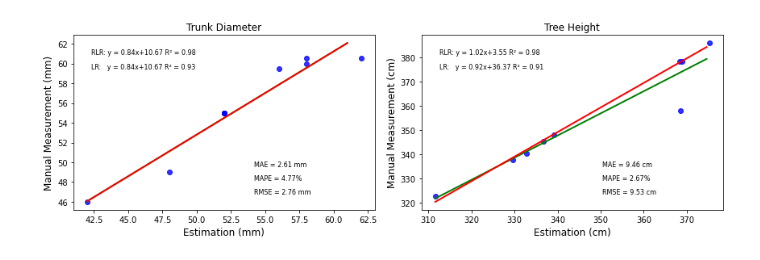
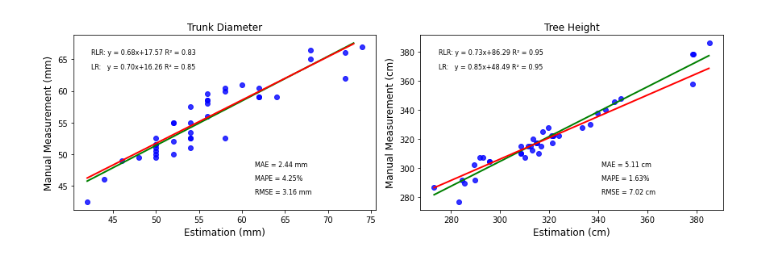
Before and after one commit to suptimq/AppleQSM, a Jupyter notebook: code/notebook/plot_tree_corr.ipynb, the cells around one changed output. Drawn from its saved outputs; the diff is of its cells as text; code cells hidden in the pictures.

```diff
--- a/code/notebook/plot_tree_corr.ipynb
+++ b/code/notebook/plot_tree_corr.ipynb
@@ -18,9 +18,9 @@ from pathlib import Path
 
 from utility import mean_absolute_percentage_error, simple_regplot, plot_linear_fit, plot_best_ransac_fit, evaluation
 # %%
-excel_filename = 'tree_trait_1.xlsx'
-exp_id =  'multiplier_by_3_cpc_sphere_radius_002'
-data_folder = Path(r'D:\Code\Apple_Crop_Potential_Prediction\data\characterization')
+excel_filename = 'all_tree_trait.xlsx'
+exp_id =  '.'
+data_folder = Path(r'D:\Code\Apple_Crop_Potential_Prediction\data')
 save_folder = data_folder / exp_id
 characterization_filepath = data_folder / exp_id / excel_filename
 save_folder.mkdir(exist_ok=True)
@@ -44,5 +51,5 @@ measurement_df
 # %%
-measurement_df['Tree Height Comp'] = measurement_df['Tree Height'] * 1e2 + 50
+measurement_df['Tree Height Comp'] = measurement_df['Tree Height'] * 1e2 + 60
 measurement_df['Trunk Diameter'] = measurement_df['Trunk Radius'] * 1e3 * 2
 measurement_df
 # %% [output]
@@ -71,36 +85,36 @@ ransac_lr_x, ransac_lr_y, rlr_coef, rlr_intercept, rlr_score = metrics['RLR']
 sns.regplot(x=x_axis, y=y_axis, data=measurement_df, ci=None, fit_reg=False, robust=False, scatter_kws={"color": "blue"}, line_kws={"color": "red"}, ax=ax)
 ax.plot(lr_x, lr_y, color="green", linewidth=2, label="Linear regressor")
 ax.plot(ransac_lr_x, ransac_lr_y, color="red", linewidth=2, label="RANSAC regressor")
-ax.text(0.06, 0.9, f'RLR: y = {rlr_coef[0][0]:.2f}x+{rlr_intercept[0]:.2f} R\u00b2 = 0.98', **text_in_figure_para, transform=ax.transAxes)
+ax.text(0.06, 0.9, f'RLR: y = {rlr_coef[0][0]:.2f}x+{rlr_intercept[0]:.2f} R\u00b2 = 0.83', **text_in_figure_para, transform=ax.transAxes)
 ax.text(0.06, 0.82, f'LR:   y = {lr_coef[0][0]:.2f}x+{lr_intercept[0]:.2f} R\u00b2 = {lr_score:.2f}', **text_in_figure_para, transform=ax.transAxes)
 ax.text(0.6, 0.26, f"MAE = {metrics['MAE']} mm", **text_in_figure_para, transform=ax.transAxes)
 ax.text(0.6, 0.18, f"MAPE = {metrics['MAPE']}%", **text_in_figure_para, transform=ax.transAxes)
 ax.text(0.6, 0.1, f"RMSE = {metrics['RMSE']} mm", **text_in_figure_para, transform=ax.transAxes)
 ax.set_title('Trunk Diameter', **text_in_title_para)
 ax.set_xlabel('Estimation (mm)', **text_in_title_para)
 ax.set_ylabel('Manual Measurement (mm)', **text_in_title_para)
 
 ax = axes[1]
 x_axis = 'Tree Height Comp' # 'Manual_Vertical_Crotch_Angle-Degree'
 y_axis = 'Manual Tree Height'  # 'Vertical_Croth_Angle-Degree'
 
 metrics = evaluation(measurement_df, x=x_axis, y=y_axis)
 lr_x, lr_y, lr_coef, lr_intercept, lr_score = metrics['LR']
 ransac_lr_x, ransac_lr_y, rlr_coef, rlr_intercept, rlr_score = metrics['RLR']
 sns.regplot(x=x_axis, y=y_axis, data=measurement_df, ci=None, fit_reg=False, robust=False, scatter_kws={"color": "blue"}, line_kws={"color": "red"}, ax=ax)
 ax.plot(lr_x, lr_y, color="green", linewidth=2, label="Linear regressor")
 ax.plot(ransac_lr_x, ransac_lr_y, color="red", linewidth=2, label="RANSAC regressor")
-ax.text(0.06, 0.9, f'RLR: y = {rlr_coef[0][0]:.2f}x+{rlr_intercept[0]:.2f} R\u00b2 = 0.98', **text_in_figure_para, transform=ax.transAxes)
+ax.text(0.06, 0.9, f'RLR: y = {rlr_coef[0][0]:.2f}x+{rlr_intercept[0]:.2f} R\u00b2 = 0.95', **text_in_figure_para, transform=ax.transAxes)
 ax.text(0.06, 0.82, f'LR:   y = {lr_coef[0][0]:.2f}x+{lr_intercept[0]:.2f} R\u00b2 = {lr_score:.2f}', **text_in_figure_para, transform=ax.transAxes)
 ax.text(0.6, 0.26, f"MAE = {metrics['MAE']} cm", **text_in_figure_para, transform=ax.transAxes)
 ax.text(0.6, 0.18, f"MAPE = {metrics['MAPE']}%", **text_in_figure_para, transform=ax.transAxes)
 ax.text(0.6, 0.1, f"RMSE = {metrics['RMSE']} cm", **text_in_figure_para, transform=ax.transAxes)
 ax.set_title('Tree Height', **text_in_title_para)
 ax.set_xlabel('Estimation (cm)', **text_in_title_para)
 ax.set_ylabel('Manual Measurement (cm)', **text_in_title_para)
 
 fig.tight_layout()
 
 plt.savefig(str(save_folder / 'tree_trait_evaluation.png'), dpi=300)
 # %% [output]
-[figure, old version]
+[figure, new version]
```
Also changed, not shown: parts of 3 cells of this notebook, 6 other files.
